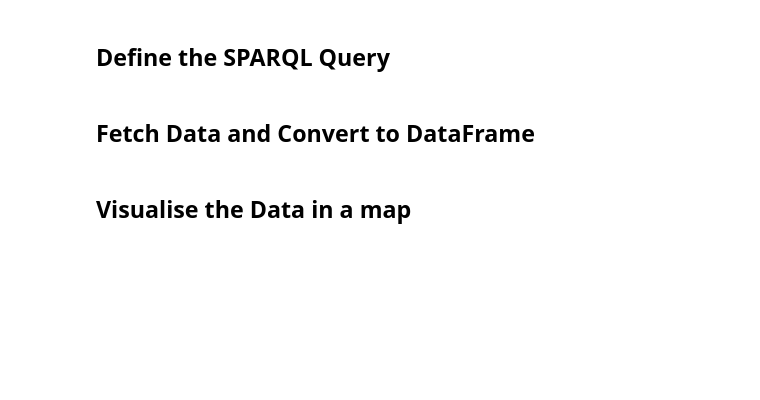
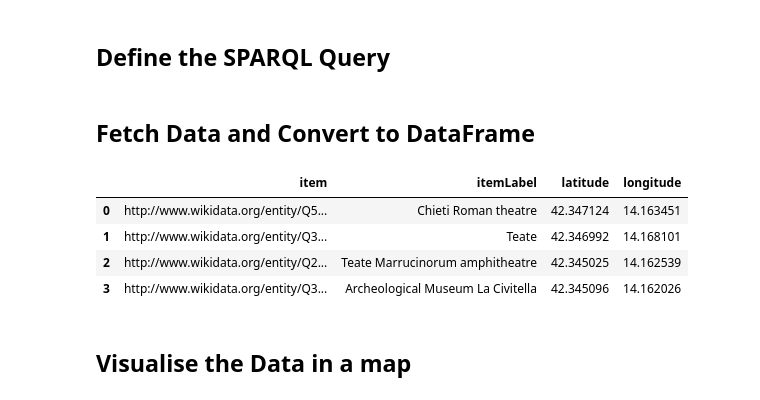
Before and after one commit to Research-Squirrel-Engineers/jupyter-nb-lod, a Jupyter notebook: notebooks/wikidata-chieti-acheosites-map.ipynb, the cells around one changed output. Drawn from its saved outputs; the diff is of its cells as text; code cells hidden in the pictures; blank space fills up the shorter version.

```diff
--- a/notebooks/wikidata-chieti-acheosites-map.ipynb
+++ b/notebooks/wikidata-chieti-acheosites-map.ipynb
@@ -41,23 +41,29 @@ SELECT DISTINCT ?item ?itemLabel ?geo ?img WHERE {
 # %%
 # Fetch data using the SPARQL query
 sparql_results = querySparql(sitesQuery)
 
 # Convert SPARQL JSON results into a DataFrame
 data = []
 for result in sparql_results:
     geo = result['geo']['value'] if 'geo' in result else None
     lat, lon = (None, None)
     if geo:
         lon, lat = map(float, geo.replace("Point(", "").replace(")", "").split())
     data.append({
         "item": result['item']['value'],
         "itemLabel": result['itemLabel']['value'],
         "latitude": lat,
         "longitude": lon,
     })
 
 df = pd.DataFrame(data)
-print(df)
+df
+# %% [output]
+|  | item | itemLabel | latitude | longitude |
+| 0 | http://www.wikidata.org/entity/Q5... | Chieti Roman theatre | 42.347124 | 14.163451 |
+| 1 | http://www.wikidata.org/entity/Q3... | Teate | 42.346992 | 14.168101 |
+| 2 | http://www.wikidata.org/entity/Q2... | Teate Marrucinorum amphitheatre | 42.345025 | 14.162539 |
+| 3 | http://www.wikidata.org/entity/Q3... | Archeological Museum La Civitella | 42.345096 | 14.162026 |
 # %% [markdown]
 ## Visualise the Data in a map
 # %%
```
Also changed, not shown: parts of 1 cell of this notebook, 7 other files.
